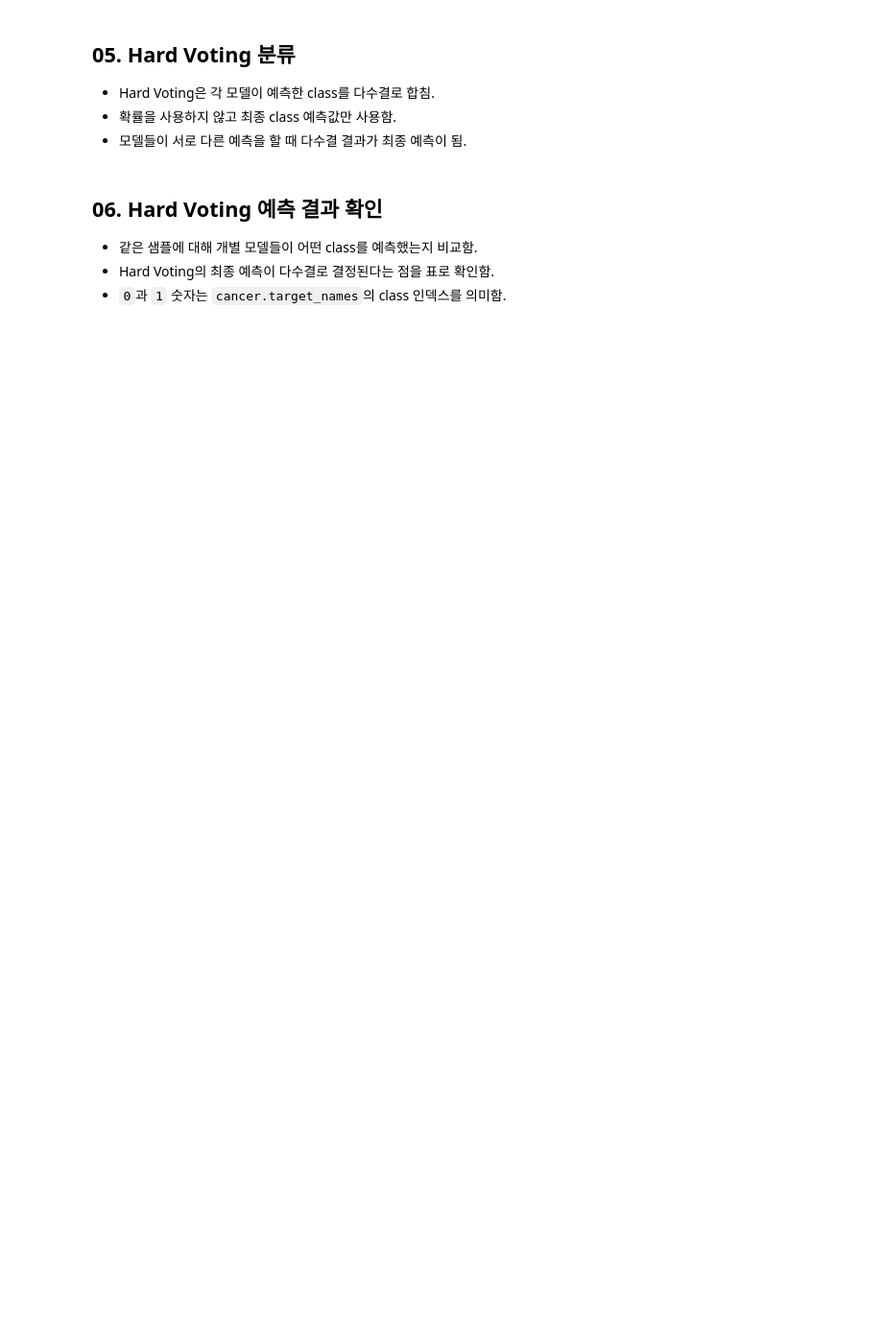
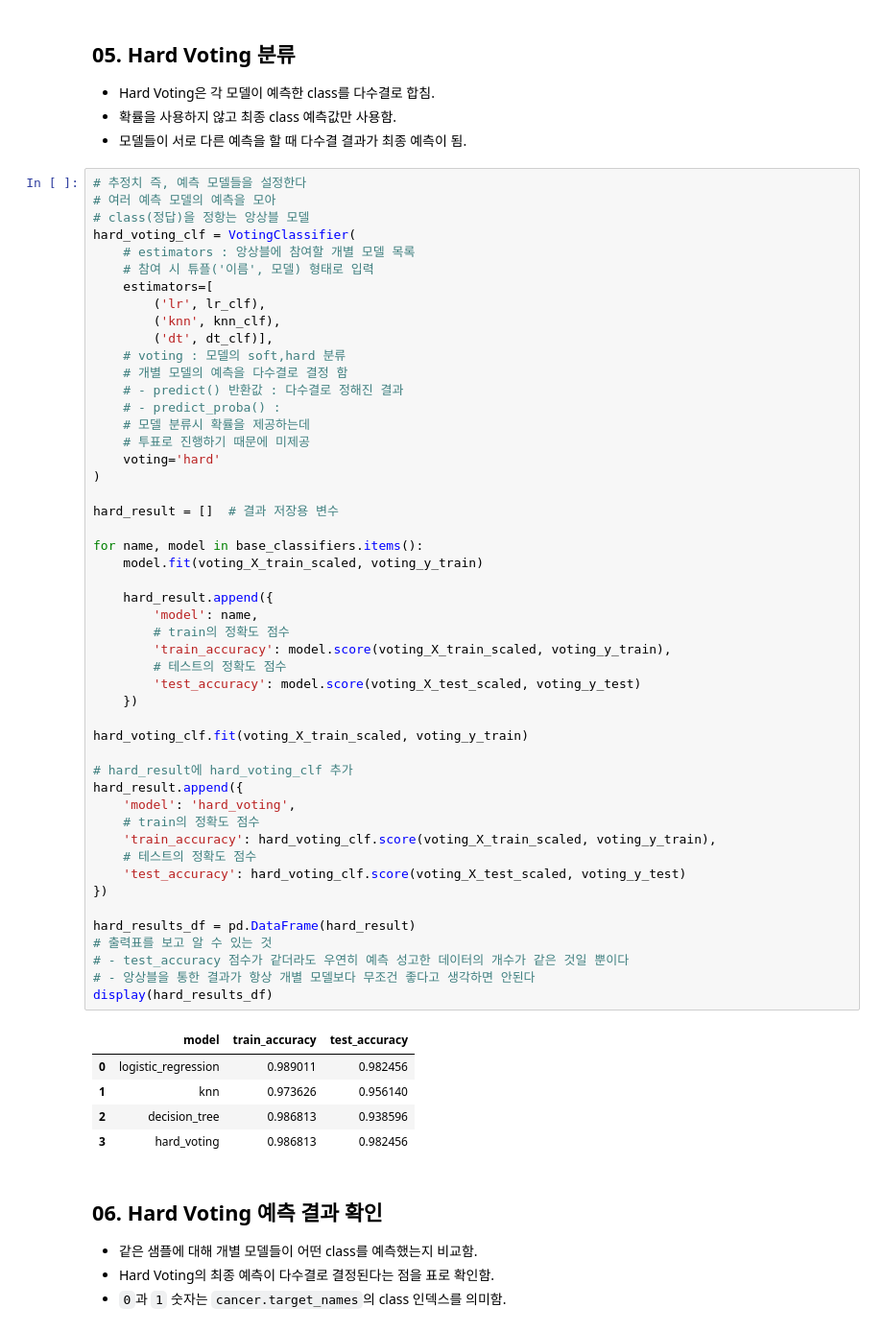
Before and after one commit to RabbitTasteDog-PRO/06_machine_learning, a Jupyter notebook: 05_ensemble/01_ensemble_voting.ipynb, the cells around one changed output. Shown at 96% size. Cells and saved outputs as stored; diff of their text form; blank space fills up the shorter version.

```diff
--- a/05_ensemble/01_ensemble_voting.ipynb
+++ b/05_ensemble/01_ensemble_voting.ipynb
@@ -154,6 +183,61 @@ target 이름: ['malignant' 'benign']
 - Hard Voting은 각 모델이 예측한 class를 다수결로 합침.
 - 확률을 사용하지 않고 최종 class 예측값만 사용함.
 - 모델들이 서로 다른 예측을 할 때 다수결 결과가 최종 예측이 됨.
+# %%
+# 추정치 즉, 예측 모델들을 설정한다
+# 여러 예측 모델의 예측을 모아
+# class(정답)을 정항는 앙상블 모델
+hard_voting_clf = VotingClassifier(
+    # estimators : 앙상블에 참여할 개별 모델 목록
+    # 참여 시 튜플('이름', 모델) 형태로 입력
+    estimators=[
+        ('lr', lr_clf),
+        ('knn', knn_clf),
+        ('dt', dt_clf)],
+    # voting : 모델의 soft,hard 분류
+    # 개별 모델의 예측을 다수결로 결정 함
+    # - predict() 반환값 : 다수결로 정해진 결과
+    # - predict_proba() :
+    # 모델 분류시 확률을 제공하는데
+    # 투표로 진행하기 때문에 미제공
+    voting='hard'
+)
+
+hard_result = []  # 결과 저장용 변수
+
+for name, model in base_classifiers.items():
+    model.fit(voting_X_train_scaled, voting_y_train)
+
+    hard_result.append({
+        'model': name,
+        # train의 정확도 점수
+        'train_accuracy': model.score(voting_X_train_scaled, voting_y_train),
+        # 테스트의 정확도 점수
+        'test_accuracy': model.score(voting_X_test_scaled, voting_y_test)
+    })
+
+hard_voting_clf.fit(voting_X_train_scaled, voting_y_train)
+
+# hard_result에 hard_voting_clf 추가
+hard_result.append({
+    'model': 'hard_voting',
+    # train의 정확도 점수
+    'train_accuracy': hard_voting_clf.score(voting_X_train_scaled, voting_y_train),
+    # 테스트의 정확도 점수
+    'test_accuracy': hard_voting_clf.score(voting_X_test_scaled, voting_y_test)
+})
+
+hard_results_df = pd.DataFrame(hard_result)
+# 출력표를 보고 알 수 있는 것
+# - test_accuracy 점수가 같더라도 우연히 예측 성고한 데이터의 개수가 같은 것일 뿐이다
+# - 앙상블을 통한 결과가 항상 개별 모델보다 무조건 좋다고 생각하면 안된다
+display(hard_results_df)
+# %% [output]
+|  | model | train_accuracy | test_accuracy |
+| 0 | logistic_regression | 0.989011 | 0.982456 |
+| 1 | knn | 0.973626 | 0.956140 |
+| 2 | decision_tree | 0.986813 | 0.938596 |
+| 3 | hard_voting | 0.986813 | 0.982456 |
 # %% [markdown]
 ## 06. Hard Voting 예측 결과 확인
 
```
Also changed, not shown: parts of 8 cells of this notebook.
